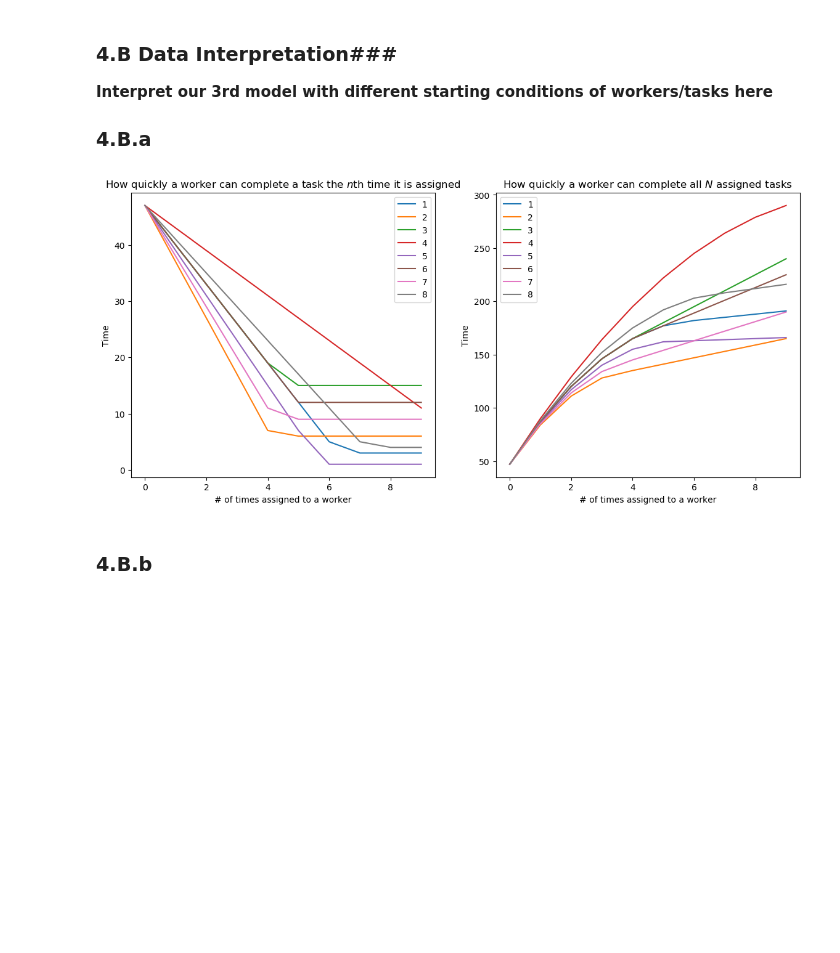
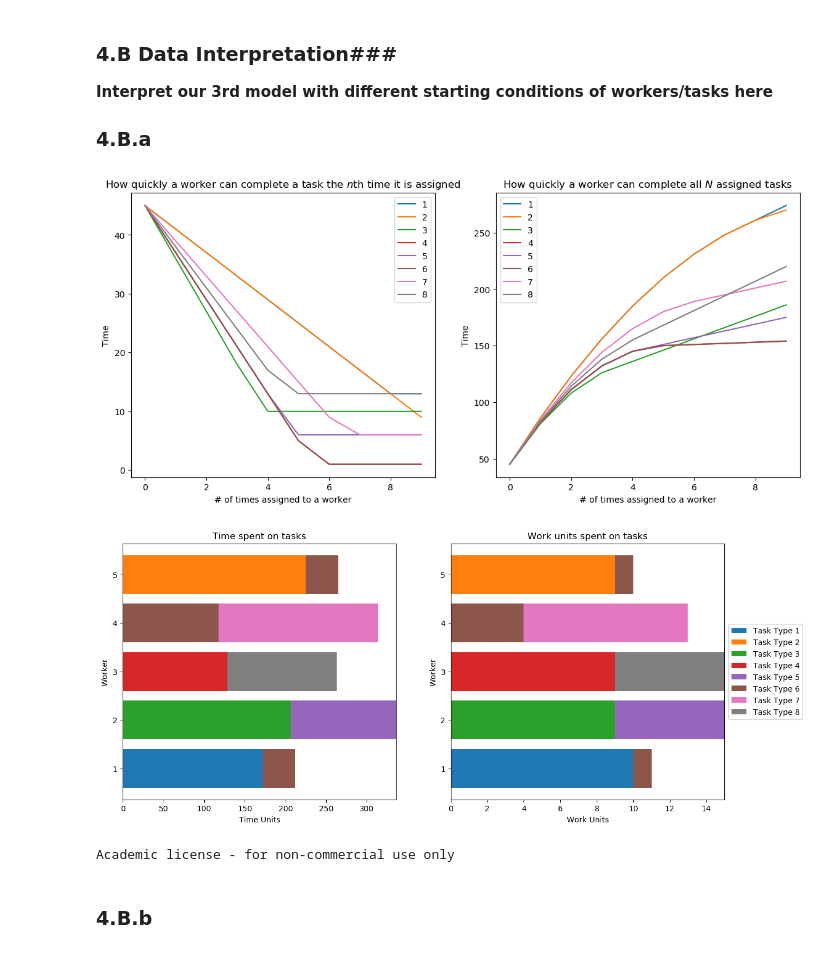
Before and after one commit to erinzm/ece524project, a Jupyter notebook: project.ipynb, the cells around one changed output. Saved outputs shown, nothing was run; the diff lists cells and outputs as text; code cells hidden in the pictures; blank space fills up the shorter version.

```diff
--- a/project.ipynb
+++ b/project.ipynb
@@ -663,19 +663,25 @@ gcf(); # Needed for IJulia to plot inline
 # %%
 n_workers = 5
 n_tasks = 8
 quotas = rand(5:10,1,n_tasks)
 horizon = maximum(quotas)
 initial_task_length = ones(n_tasks) * rand(30:50)
 min_task_length = max.(1, initial_task_length - rand(30:50, n_tasks))
 learning_speed = rand(4:10, n_tasks)
 
 speeds = completion_speeds(initial_task_length, min_task_length, learning_speed, horizon)
 bundle_times = cumsum(speeds,2)
 
 plot_learning_model(speeds, bundle_times)
+
+α, _ = solveBTB(n_workers, quotas, bundle_times)
+task_dur, L = α_to_durations(α, speeds)
+plot_tasks(n_workers, m_tasks, task_dur, L)
 show()
 # %% [output]
-[figure, old version]
+[figure, new version]
+[figure, added]
+Academic license - for non-commercial use only
 # %% [markdown]
 ### 4.B.b
 # %%
```
Also changed, not shown: parts of 3 cells of this notebook.
